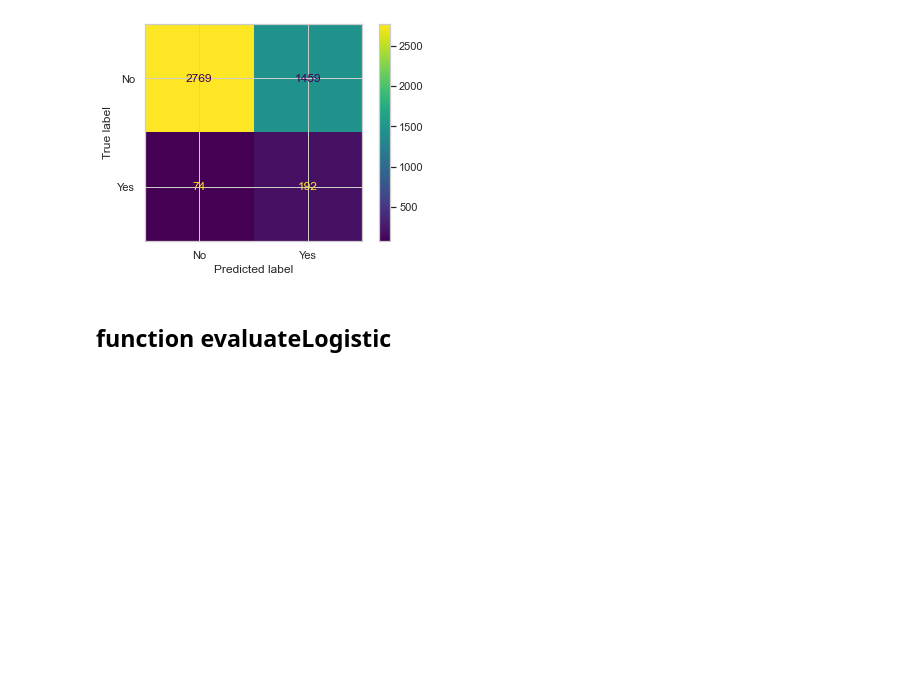
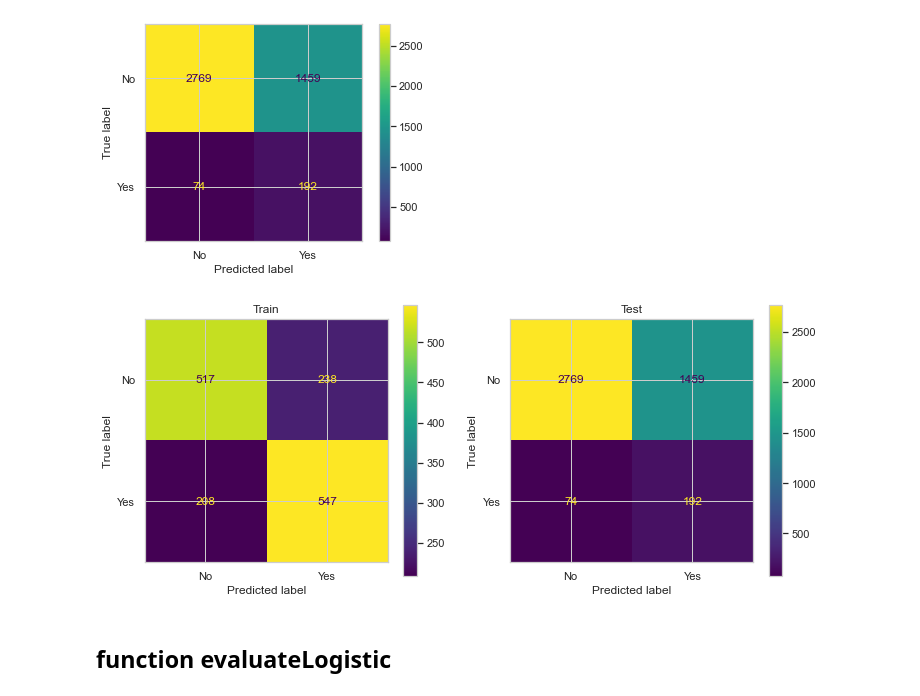
Before and after one commit to aldamepi/ironhack-mid_bootcamp_project, a Jupyter notebook: code/mid_bootcamp-amengual.ipynb, the cells around one changed output. Drawn from its saved outputs; the diff is of its cells as text; code cells hidden in the pictures; blank space fills up the shorter version.

```diff
--- a/code/mid_bootcamp-amengual.ipynb
+++ b/code/mid_bootcamp-amengual.ipynb
@@ -1364,6 +1475,8 @@ X_test_rus.shape
 lr_rus = LogisticRegression(max_iter=1000)
 lr_rus.fit(X_train_rus, y_train_rus)
 y_pred_test_rus = lr_rus.predict(X_test_rus)
+# %%
+y_pred_train_rus = lr_rus.predict(X_train_rus)
 # %%
 lr_rus.score(X_train_rus,y_train_rus)
 # %% [output]
@@ -1393,6 +1520,19 @@ disp_rus.plot()
 plt.show()
 # %% [output]
 [figure]
+# %%
+f, ax = plt.subplots(1,2, figsize=(12,5))
+cm_train_rus = confusion_matrix(y_train_rus,y_pred_train_rus)
+cm_test_rus = confusion_matrix(y_test,y_pred_test_rus)
+disp_rus_train = ConfusionMatrixDisplay(confusion_matrix=cm_train_rus, display_labels=lr_rus.classes_)
+disp_rus = ConfusionMatrixDisplay(confusion_matrix=cm_test_rus, display_labels=lr_rus.classes_)
+disp_rus_train.plot(ax = ax[0])
+disp_rus_train.ax_.set_title('Train')
+disp_rus.plot(ax = ax[1])
+disp_rus.ax_.set_title('Test')
+plt.show()
+# %% [output]
+[figure, added]
 # %% [markdown]
 ## function evaluateLogistic
 # %%
```
Also changed, not shown: parts of 105 cells of this notebook.
